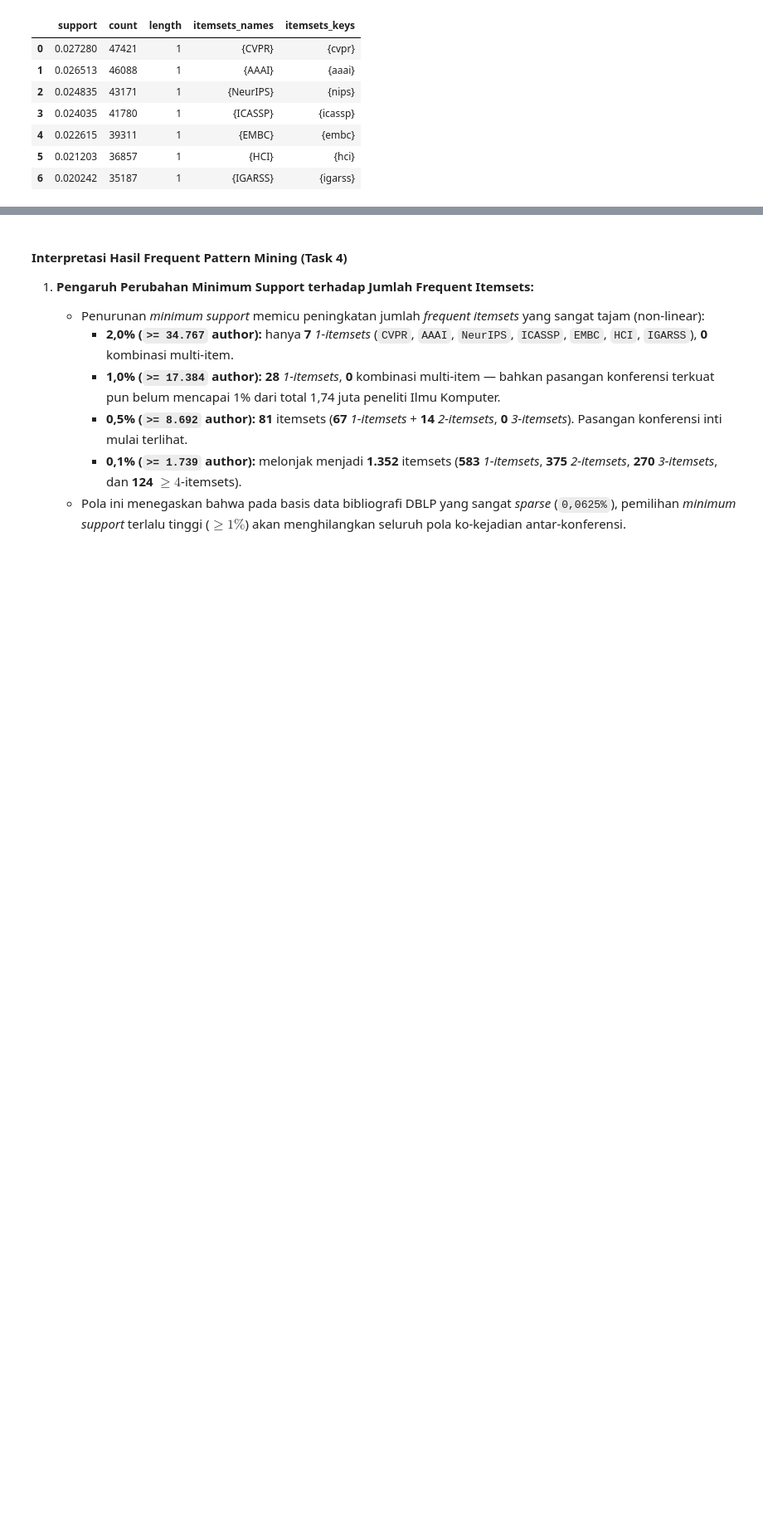
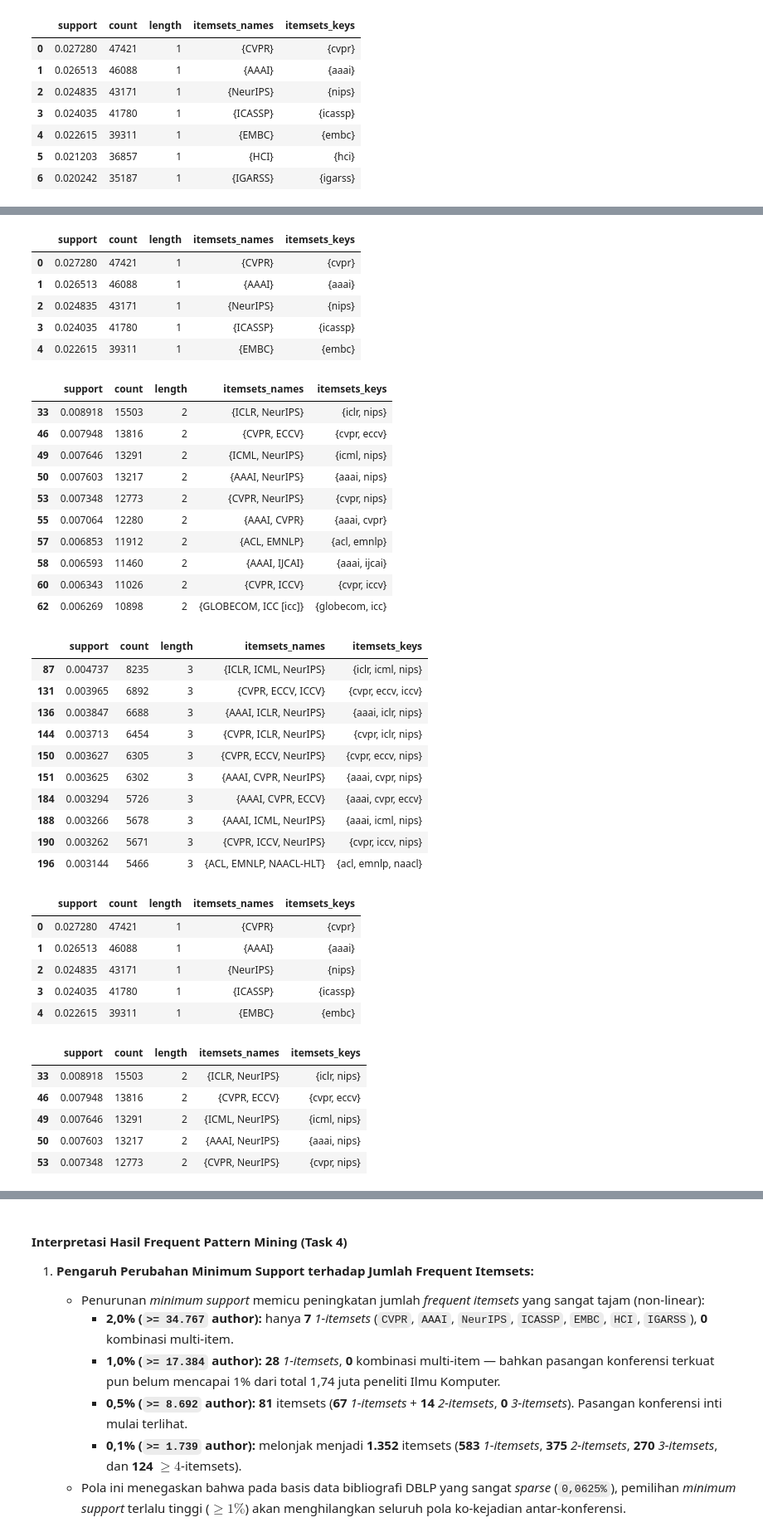
Before and after one commit to jandhiesto/DataMining_Kelompok11, a Jupyter notebook: Notebook-dblp_2025_12_01.ipynb, the cells around one changed output, grey strips where cells are left out. Shown at 83% size. Drawn from its saved outputs; the diff is of its cells as text; code cells hidden in the pictures; blank space fills up the shorter version.

```diff
--- a/Notebook-dblp_2025_12_01.ipynb
+++ b/Notebook-dblp_2025_12_01.ipynb
@@ -1689,0 +1639,30 @@ else:
+# %%
+# T4-2 - Visualisasi sensitivitas minimum support & identifikasi eksplisit 1-, 2-, dan 3-itemsets per eksperimen
+from pathlib import Path
+import pandas as pd
+from IPython.display import Image, display
+
+ROLE2_OUT = Path("output") / "role2"
+display(Image(filename=str(ROLE2_OUT / "task4_support_sensitivity.png")))
+
+exp_files = [
+    ("0.1%", "task4_itemsets_0_1pct.csv"),
+    ("0.5%", "task4_itemsets_0_5pct.csv"),
+    ("1.0%", "task4_itemsets_1_0pct.csv"),
+    ("2.0%", "task4_itemsets_2_0pct.csv"),
+]
+
+for pct_lbl, fname in exp_files:
+    fi_df = pd.read_csv(ROLE2_OUT / fname)
+    print(f"\n{'='*78}")
+    print(f"RINCIAN FREQUENT 1-, 2-, DAN 3-ITEMSETS PADA MIN SUPPORT = {pct_lbl} (Total = {len(fi_df):,})")
+    print(f"{'='*78}")
+    for k_len in [1, 2, 3]:
+        sub_k = fi_df[fi_df["length"] == k_len]
+        print(f"\n  [{pct_lbl}] Frequent {k_len}-Itemsets (jumlah = {len(sub_k):,}):")
+        if sub_k.empty:
+            print(f"    (Tidak ada {k_len}-itemsets yang memenuhi minimum support {pct_lbl})")
+        else:
+            top_n = 10 if (pct_lbl == "0.1%" and k_len >= 2) else 5
+            display(sub_k.head(top_n)[["support", "count", "length", "itemsets_names", "itemsets_keys"]])
+# %% [output]
@@ -1689,0 +1687,40 @@ else:
+|  | support | count | length | itemsets_names | itemsets_keys |
+| 0 | 0.027280 | 47421 | 1 | {CVPR} | {cvpr} |
+| 1 | 0.026513 | 46088 | 1 | {AAAI} | {aaai} |
+| 2 | 0.024835 | 43171 | 1 | {NeurIPS} | {nips} |
+| 3 | 0.024035 | 41780 | 1 | {ICASSP} | {icassp} |
+| 4 | 0.022615 | 39311 | 1 | {EMBC} | {embc} |
+|  | support | count | length | itemsets_names | itemsets_keys |
+| 33 | 0.008918 | 15503 | 2 | {ICLR, NeurIPS} | {iclr, nips} |
+| 46 | 0.007948 | 13816 | 2 | {CVPR, ECCV} | {cvpr, eccv} |
+| 49 | 0.007646 | 13291 | 2 | {ICML, NeurIPS} | {icml, nips} |
+| 50 | 0.007603 | 13217 | 2 | {AAAI, NeurIPS} | {aaai, nips} |
+| 53 | 0.007348 | 12773 | 2 | {CVPR, NeurIPS} | {cvpr, nips} |
+| 55 | 0.007064 | 12280 | 2 | {AAAI, CVPR} | {aaai, cvpr} |
+| 57 | 0.006853 | 11912 | 2 | {ACL, EMNLP} | {acl, emnlp} |
+| 58 | 0.006593 | 11460 | 2 | {AAAI, IJCAI} | {aaai, ijcai} |
+| 60 | 0.006343 | 11026 | 2 | {CVPR, ICCV} | {cvpr, iccv} |
+| 62 | 0.006269 | 10898 | 2 | {GLOBECOM, ICC [icc]} | {globecom, icc} |
+|  | support | count | length | itemsets_names | itemsets_keys |
+| 87 | 0.004737 | 8235 | 3 | {ICLR, ICML, NeurIPS} | {iclr, icml, nips} |
+| 131 | 0.003965 | 6892 | 3 | {CVPR, ECCV, ICCV} | {cvpr, eccv, iccv} |
+| 136 | 0.003847 | 6688 | 3 | {AAAI, ICLR, NeurIPS} | {aaai, iclr, nips} |
+| 144 | 0.003713 | 6454 | 3 | {CVPR, ICLR, NeurIPS} | {cvpr, iclr, nips} |
+| 150 | 0.003627 | 6305 | 3 | {CVPR, ECCV, NeurIPS} | {cvpr, eccv, nips} |
+| 151 | 0.003625 | 6302 | 3 | {AAAI, CVPR, NeurIPS} | {aaai, cvpr, nips} |
+| 184 | 0.003294 | 5726 | 3 | {AAAI, CVPR, ECCV} | {aaai, cvpr, eccv} |
+| 188 | 0.003266 | 5678 | 3 | {AAAI, ICML, NeurIPS} | {aaai, icml, nips} |
+| 190 | 0.003262 | 5671 | 3 | {CVPR, ICCV, NeurIPS} | {cvpr, iccv, nips} |
+| 196 | 0.003144 | 5466 | 3 | {ACL, EMNLP, NAACL-HLT} | {acl, emnlp, naacl} |
+|  | support | count | length | itemsets_names | itemsets_keys |
+| 0 | 0.027280 | 47421 | 1 | {CVPR} | {cvpr} |
+| 1 | 0.026513 | 46088 | 1 | {AAAI} | {aaai} |
+| 2 | 0.024835 | 43171 | 1 | {NeurIPS} | {nips} |
+| 3 | 0.024035 | 41780 | 1 | {ICASSP} | {icassp} |
+| 4 | 0.022615 | 39311 | 1 | {EMBC} | {embc} |
+|  | support | count | length | itemsets_names | itemsets_keys |
+| 33 | 0.008918 | 15503 | 2 | {ICLR, NeurIPS} | {iclr, nips} |
+| 46 | 0.007948 | 13816 | 2 | {CVPR, ECCV} | {cvpr, eccv} |
+| 49 | 0.007646 | 13291 | 2 | {ICML, NeurIPS} | {icml, nips} |
+| 50 | 0.007603 | 13217 | 2 | {AAAI, NeurIPS} | {aaai, nips} |
+| 53 | 0.007348 | 12773 | 2 | {CVPR, NeurIPS} | {cvpr, nips} |
```
Also changed, not shown: parts of 4 cells of this notebook.
